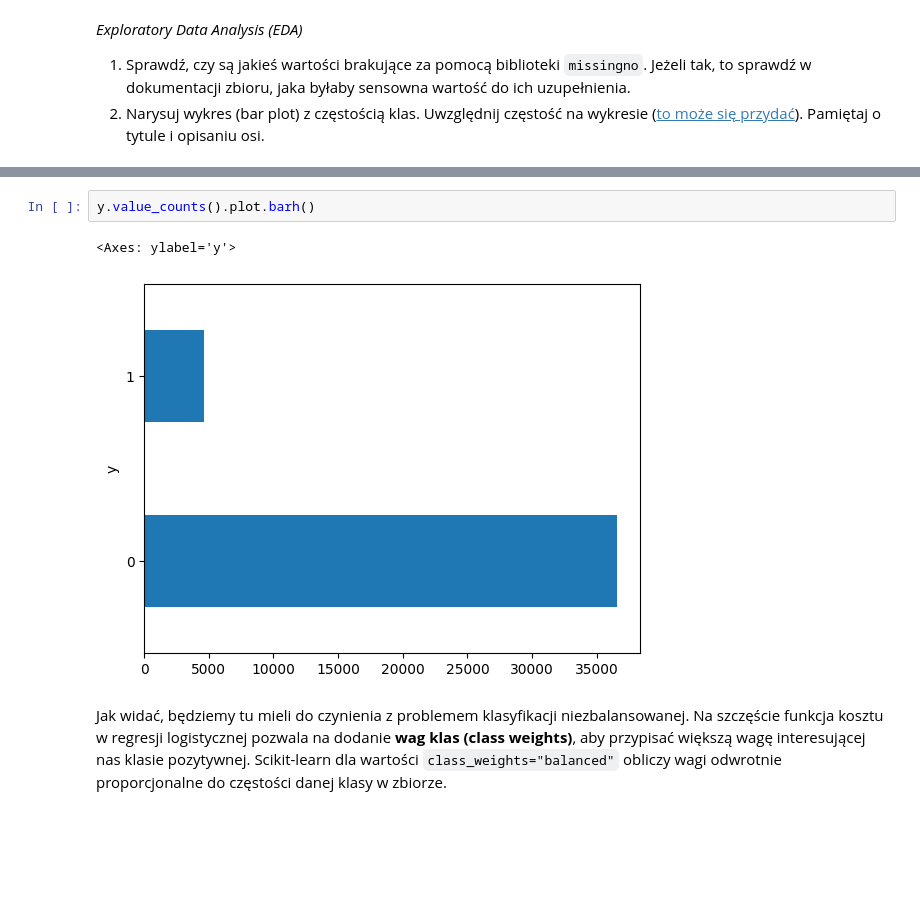
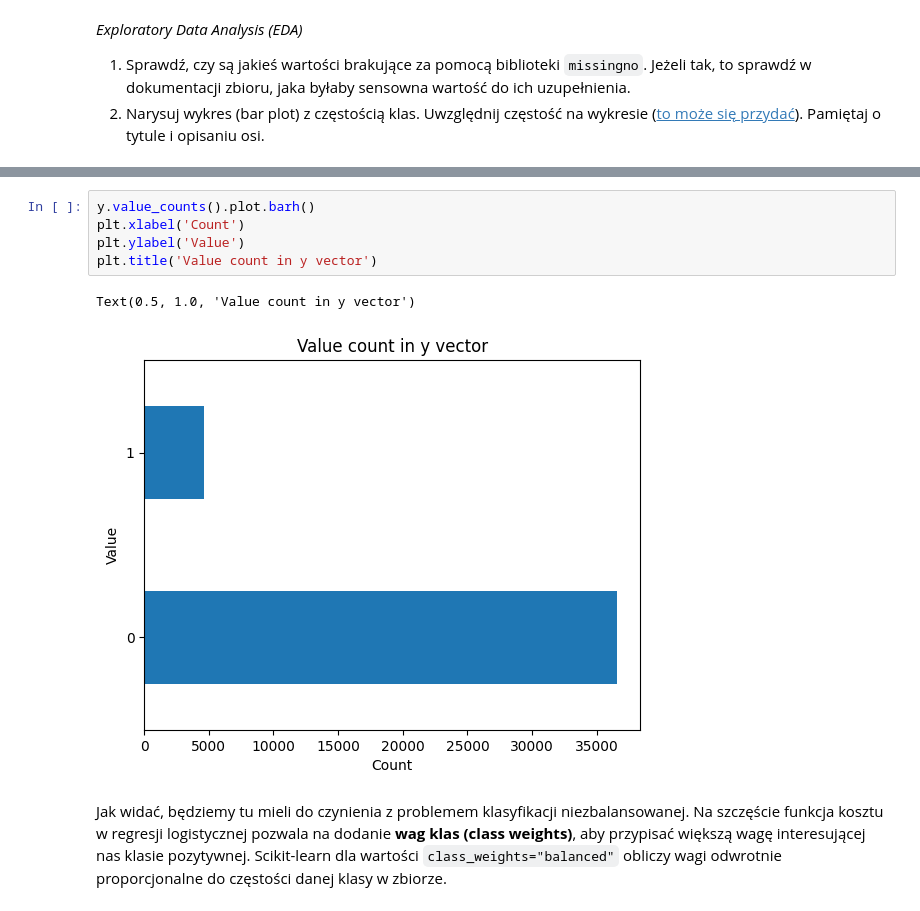
Before and after one commit to krudny/Introduction-to-artificial-inteligence, a Jupyter notebook: Lab1-linear-regression/lab_1.ipynb, the cells around one changed output, grey strips where cells are left out. Saved outputs shown, nothing was run; the diff lists cells and outputs as text; blank space fills up the shorter version.

```diff
--- a/Lab1-linear-regression/lab_1.ipynb
+++ b/Lab1-linear-regression/lab_1.ipynb
@@ -1141,8 +1142,11 @@ msno.bar(df)
-# %%
-y.value_counts().plot.barh()
-# %% [output]
-<Axes: ylabel='y'>
-[figure, removed]
+# %%
+y.value_counts().plot.barh()
+plt.xlabel('Count')
+plt.ylabel('Value')
+plt.title('Value count in y vector')
+# %% [output]
+Text(0.5, 1.0, 'Value count in y vector')
+[figure, added]
 # %% [markdown]
 Jak widać, będziemy tu mieli do czynienia z problemem klasyfikacji niezbalansowanej. Na szczęście funkcja kosztu w regresji logistycznej pozwala na dodanie **wag klas (class weights)**, aby przypisać większą wagę interesującej nas klasie pozytywnej. Scikit-learn dla wartości `class_weights="balanced"` obliczy wagi odwrotnie proporcjonalne do częstości danej klasy w zbiorze.
 # %% [markdown]
```
Also changed, not shown: parts of 19 cells of this notebook.
